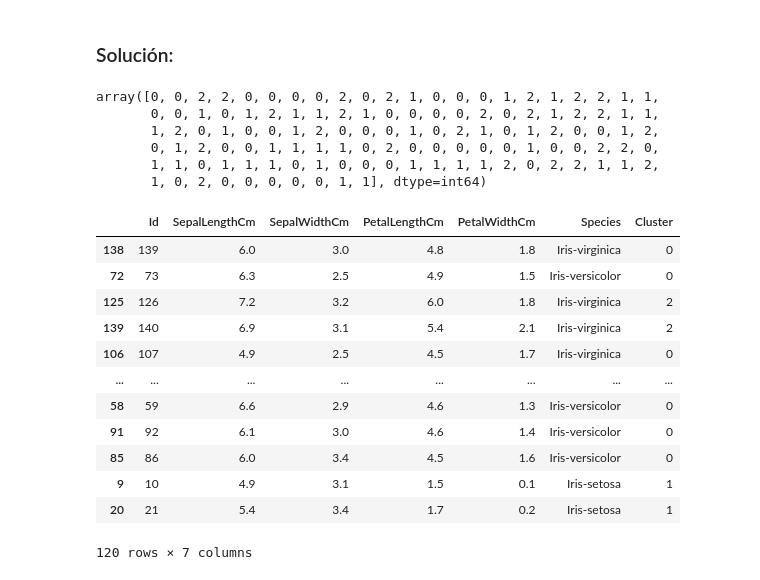
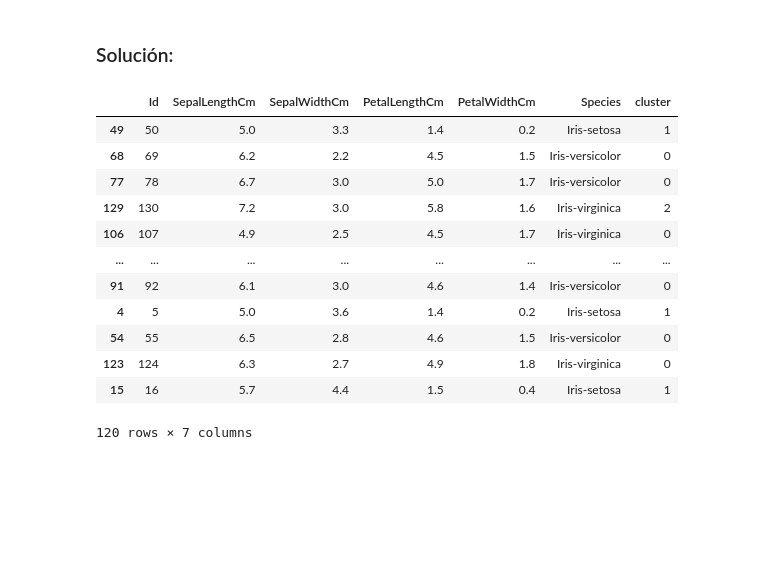
Before and after one commit to Sergiodjish/DiplomadoML2023, a Jupyter notebook: 5. Agglomerative/part 2/lab_students.ipynb, the cells around one changed output. Drawn from its saved outputs; the diff is of its cells as text; code cells hidden in the pictures; blank space fills up the shorter version.

```diff
--- a/5. Agglomerative/part 2/lab_students.ipynb
+++ b/5. Agglomerative/part 2/lab_students.ipynb
@@ -357,36 +357,25 @@ iris_train, iris_test = train_test_split(iris, train_size = 0.8)
 # %%
 # Aplicar algoritmo de clustering aglomerativo
 clustering = AgglomerativeClustering(n_clusters=3, linkage='ward', affinity='euclidean').fit(iris_train[caracteristicas])
 
+# Crear una columna "cluster" en iris_train y asignarle los valores de clustering.labels_
+iris_train = iris_train.assign(cluster = clustering.labels_)
 
-X = clustering.labels_
-X
+iris_train
 # %% [output]
+|  | Id | SepalLengthCm | SepalWidthCm | PetalLengthCm | PetalWidthCm | Species | cluster |
+| 49 | 50 | 5.0 | 3.3 | 1.4 | 0.2 | Iris-setosa | 1 |
+| 68 | 69 | 6.2 | 2.2 | 4.5 | 1.5 | Iris-versicolor | 0 |
+| 77 | 78 | 6.7 | 3.0 | 5.0 | 1.7 | Iris-versicolor | 0 |
+| 129 | 130 | 7.2 | 3.0 | 5.8 | 1.6 | Iris-virginica | 2 |
+| 106 | 107 | 4.9 | 2.5 | 4.5 | 1.7 | Iris-virginica | 0 |
+| ... | ... | ... | ... | ... | ... | ... | ... |
+| 91 | 92 | 6.1 | 3.0 | 4.6 | 1.4 | Iris-versicolor | 0 |
+| 4 | 5 | 5.0 | 3.6 | 1.4 | 0.2 | Iris-setosa | 1 |
+| 54 | 55 | 6.5 | 2.8 | 4.6 | 1.5 | Iris-versicolor | 0 |
+| 123 | 124 | 6.3 | 2.7 | 4.9 | 1.8 | Iris-virginica | 0 |
+| 15 | 16 | 5.7 | 4.4 | 1.5 | 0.4 | Iris-setosa | 1 |
-array([0, 0, 2, 2, 0, 0, 0, 0, 2, 0, 2, 1, 0, 0, 0, 1, 2, 1, 2, 2, 1, 1,
-       0, 0, 1, 0, 1, 2, 1, 1, 2, 1, 0, 0, 0, 0, 2, 0, 2, 1, 2, 2, 1, 1,
-       1, 2, 0, 1, 0, 0, 1, 2, 0, 0, 0, 1, 0, 2, 1, 0, 1, 2, 0, 0, 1, 2,
-       0, 1, 2, 0, 0, 1, 1, 1, 1, 0, 2, 0, 0, 0, 0, 0, 1, 0, 0, 2, 2, 0,
-       1, 1, 0, 1, 1, 1, 0, 1, 0, 0, 0, 1, 1, 1, 1, 2, 0, 2, 2, 1, 1, 2,
-       1, 0, 2, 0, 0, 0, 0, 0, 1, 1], dtype=int64)
+120 rows × 7 columns
-# %%
-# Crear una columna "Cluster" en iris_train y asignarle los valores de clustering.labels_
-iris_train['Cluster'] = clustering.labels_[:len(iris_train)]
-
-iris_train
-# %% [output]
-|  | Id | SepalLengthCm | SepalWidthCm | PetalLengthCm | PetalWidthCm | Species | Cluster |
-| 138 | 139 | 6.0 | 3.0 | 4.8 | 1.8 | Iris-virginica | 0 |
-| 72 | 73 | 6.3 | 2.5 | 4.9 | 1.5 | Iris-versicolor | 0 |
-| 125 | 126 | 7.2 | 3.2 | 6.0 | 1.8 | Iris-virginica | 2 |
-| 139 | 140 | 6.9 | 3.1 | 5.4 | 2.1 | Iris-virginica | 2 |
-| 106 | 107 | 4.9 | 2.5 | 4.5 | 1.7 | Iris-virginica | 0 |
-| ... | ... | ... | ... | ... | ... | ... | ... |
-| 58 | 59 | 6.6 | 2.9 | 4.6 | 1.3 | Iris-versicolor | 0 |
-| 91 | 92 | 6.1 | 3.0 | 4.6 | 1.4 | Iris-versicolor | 0 |
-| 85 | 86 | 6.0 | 3.4 | 4.5 | 1.6 | Iris-versicolor | 0 |
-| 9 | 10 | 4.9 | 3.1 | 1.5 | 0.1 | Iris-setosa | 1 |
-| 20 | 21 | 5.4 | 3.4 | 1.7 | 0.2 | Iris-setosa | 1 |
-120 rows × 7 columns
 # %%
 # Filtrar los datos de iris_train por especies
 setosa_data = iris_train[iris_train['Species'] == 'Iris-setosa']
```
Also changed, not shown: parts of 4 cells of this notebook.
